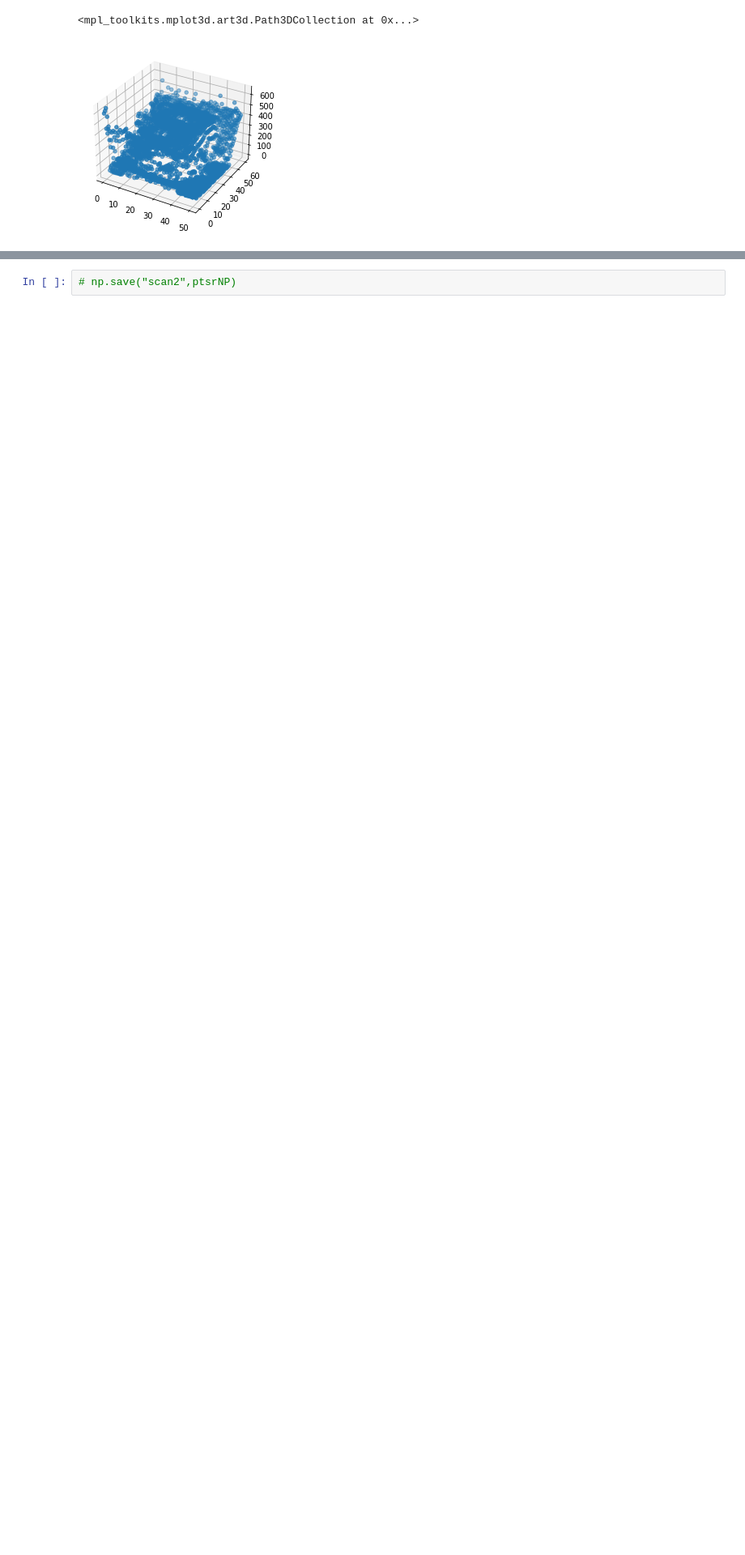
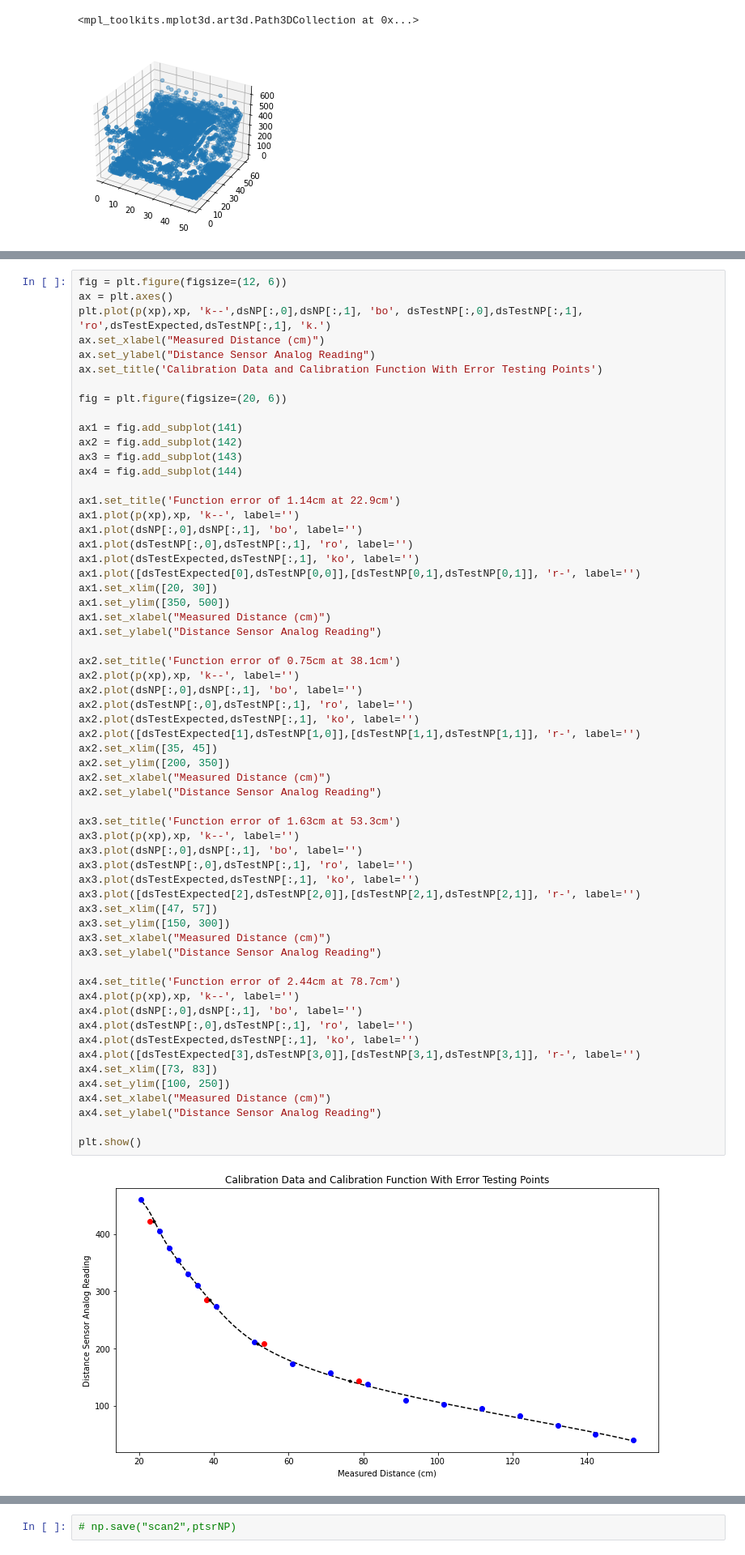
Before and after one commit to julesbrettle/3D_Scanner, a Jupyter notebook: 3d_scanner_jupyter.ipynb, the cells around one changed output, grey strips where cells are left out. Shown at 81% size. Cells and saved outputs as stored; diff of their text form; blank space fills up the shorter version.

```diff
--- a/3d_scanner_jupyter.ipynb
+++ b/3d_scanner_jupyter.ipynb
@@ -173,0 +202,62 @@ plt.plot(dsNP[:,0],dsNP[:,1], 'o', p(xp),xp, '-',ptsrNP[:,3],ptsrNP[:,2],'.')
+# %%
+fig = plt.figure(figsize=(12, 6))
+ax = plt.axes()
+plt.plot(p(xp),xp, 'k--',dsNP[:,0],dsNP[:,1], 'bo', dsTestNP[:,0],dsTestNP[:,1], 'ro',dsTestExpected,dsTestNP[:,1], 'k.')
+ax.set_xlabel("Measured Distance (cm)")
+ax.set_ylabel("Distance Sensor Analog Reading")
+ax.set_title('Calibration Data and Calibration Function With Error Testing Points')
+
+fig = plt.figure(figsize=(20, 6))
+
+ax1 = fig.add_subplot(141)
+ax2 = fig.add_subplot(142)
+ax3 = fig.add_subplot(143)
+ax4 = fig.add_subplot(144)
+
+ax1.set_title('Function error of 1.14cm at 22.9cm')
+ax1.plot(p(xp),xp, 'k--', label='')
+ax1.plot(dsNP[:,0],dsNP[:,1], 'bo', label='')
+ax1.plot(dsTestNP[:,0],dsTestNP[:,1], 'ro', label='')
+ax1.plot(dsTestExpected,dsTestNP[:,1], 'ko', label='')
+ax1.plot([dsTestExpected[0],dsTestNP[0,0]],[dsTestNP[0,1],dsTestNP[0,1]], 'r-', label='')
+ax1.set_xlim([20, 30])
+ax1.set_ylim([350, 500])
+ax1.set_xlabel("Measured Distance (cm)")
+ax1.set_ylabel("Distance Sensor Analog Reading")
+
+ax2.set_title('Function error of 0.75cm at 38.1cm')
+ax2.plot(p(xp),xp, 'k--', label='')
+ax2.plot(dsNP[:,0],dsNP[:,1], 'bo', label='')
+ax2.plot(dsTestNP[:,0],dsTestNP[:,1], 'ro', label='')
+ax2.plot(dsTestExpected,dsTestNP[:,1], 'ko', label='')
+ax2.plot([dsTestExpected[1],dsTestNP[1,0]],[dsTestNP[1,1],dsTestNP[1,1]], 'r-', label='')
+ax2.set_xlim([35, 45])
+ax2.set_ylim([200, 350])
+ax2.set_xlabel("Measured Distance (cm)")
+ax2.set_ylabel("Distance Sensor Analog Reading")
+
+ax3.set_title('Function error of 1.63cm at 53.3cm')
+ax3.plot(p(xp),xp, 'k--', label='')
+ax3.plot(dsNP[:,0],dsNP[:,1], 'bo', label='')
+ax3.plot(dsTestNP[:,0],dsTestNP[:,1], 'ro', label='')
+ax3.plot(dsTestExpected,dsTestNP[:,1], 'ko', label='')
+ax3.plot([dsTestExpected[2],dsTestNP[2,0]],[dsTestNP[2,1],dsTestNP[2,1]], 'r-', label='')
+ax3.set_xlim([47, 57])
+ax3.set_ylim([150, 300])
+ax3.set_xlabel("Measured Distance (cm)")
+ax3.set_ylabel("Distance Sensor Analog Reading")
+
+ax4.set_title('Function error of 2.44cm at 78.7cm')
+ax4.plot(p(xp),xp, 'k--', label='')
+ax4.plot(dsNP[:,0],dsNP[:,1], 'bo', label='')
+ax4.plot(dsTestNP[:,0],dsTestNP[:,1], 'ro', label='')
+ax4.plot(dsTestExpected,dsTestNP[:,1], 'ko', label='')
+ax4.plot([dsTestExpected[3],dsTestNP[3,0]],[dsTestNP[3,1],dsTestNP[3,1]], 'r-', label='')
+ax4.set_xlim([73, 83])
+ax4.set_ylim([100, 250])
+ax4.set_xlabel("Measured Distance (cm)")
+ax4.set_ylabel("Distance Sensor Analog Reading")
+
+plt.show()
+# %% [output]
+[figure, added]
```
Also changed, not shown: parts of 6 cells of this notebook, 18 other files.
